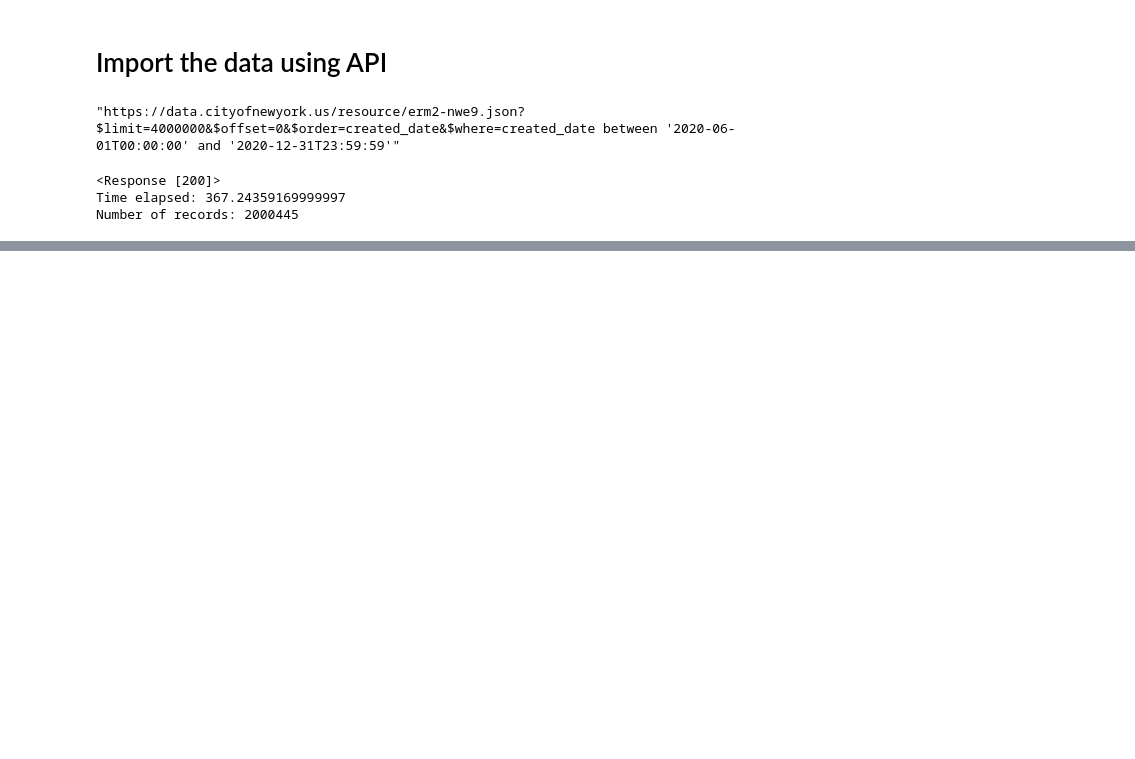
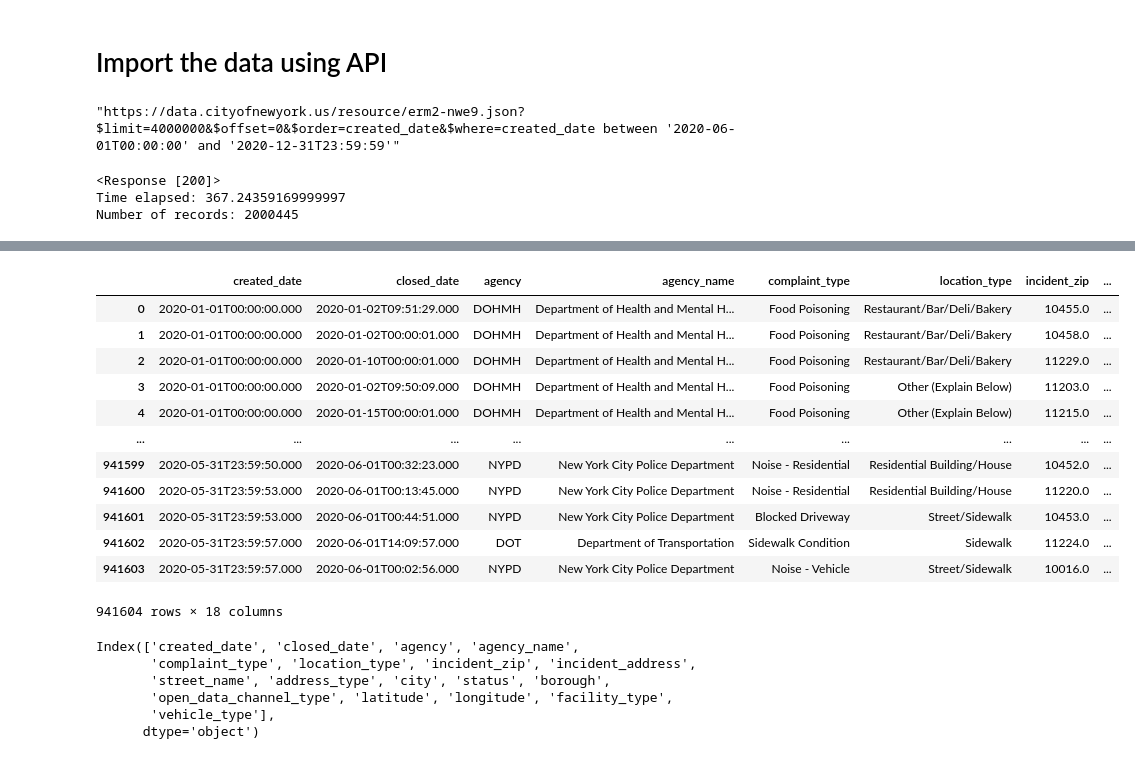
Before and after one commit to outofthenorm27/NYC-OpenData, a Jupyter notebook: ServiceRequests.ipynb, the cells around one changed output, grey strips where cells are left out. Cells and saved outputs as stored; diff of their text form; code cells hidden in the pictures; blank space fills up the shorter version.

```diff
--- a/ServiceRequests.ipynb
+++ b/ServiceRequests.ipynb
@@ -67,5 +67,5 @@ Number of records: 2000445
 #     json.dump(response, outfile)
 # %%
 # Read JSON into Pandas
-first_requests_df = pd.read_json("Second_Half_Requests.json")
-second_requests_df = pd.read_json("")
+# first_requests_df = pd.read_json("../First_Half_Requests.json")
+# second_requests_df = pd.read_json("../Second_Half_Requests.json")
@@ -123,0 +112,10 @@ Index(['unique_key', 'created_date', 'closed_date', 'agency', 'agency_name',
+# %%
+# Removing unnecessary columns
+
+first_df = first_requests_df[['created_date', 'closed_date', 'agency', 'agency_name',
+       'complaint_type', 'location_type', 'incident_zip',
+       'incident_address', 'street_name', 'address_type',
+       'city', 'status','borough',
+       'open_data_channel_type',
+       'latitude', 'longitude',
+       'facility_type', 'vehicle_type']].copy()
@@ -123,0 +129,27 @@ Index(['unique_key', 'created_date', 'closed_date', 'agency', 'agency_name',
+# %%
+first_df
+# %% [output]
+|  | created_date | closed_date | agency | agency_name | complaint_type | location_type | incident_zip | ... |
+| 0 | 2020-01-01T00:00:00.000 | 2020-01-02T09:51:29.000 | DOHMH | Department of Health and Mental H... | Food Poisoning | Restaurant/Bar/Deli/Bakery | 10455.0 | ... |
+| 1 | 2020-01-01T00:00:00.000 | 2020-01-02T00:00:01.000 | DOHMH | Department of Health and Mental H... | Food Poisoning | Restaurant/Bar/Deli/Bakery | 10458.0 | ... |
+| 2 | 2020-01-01T00:00:00.000 | 2020-01-10T00:00:01.000 | DOHMH | Department of Health and Mental H... | Food Poisoning | Restaurant/Bar/Deli/Bakery | 11229.0 | ... |
+| 3 | 2020-01-01T00:00:00.000 | 2020-01-02T09:50:09.000 | DOHMH | Department of Health and Mental H... | Food Poisoning | Other (Explain Below) | 11203.0 | ... |
+| 4 | 2020-01-01T00:00:00.000 | 2020-01-15T00:00:01.000 | DOHMH | Department of Health and Mental H... | Food Poisoning | Other (Explain Below) | 11215.0 | ... |
+| ... | ... | ... | ... | ... | ... | ... | ... | ... |
+| 941599 | 2020-05-31T23:59:50.000 | 2020-06-01T00:32:23.000 | NYPD | New York City Police Department | Noise - Residential | Residential Building/House | 10452.0 | ... |
+| 941600 | 2020-05-31T23:59:53.000 | 2020-06-01T00:13:45.000 | NYPD | New York City Police Department | Noise - Residential | Residential Building/House | 11220.0 | ... |
+| 941601 | 2020-05-31T23:59:53.000 | 2020-06-01T00:44:51.000 | NYPD | New York City Police Department | Blocked Driveway | Street/Sidewalk | 10453.0 | ... |
+| 941602 | 2020-05-31T23:59:57.000 | 2020-06-01T14:09:57.000 | DOT | Department of Transportation | Sidewalk Condition | Sidewalk | 11224.0 | ... |
+| 941603 | 2020-05-31T23:59:57.000 | 2020-06-01T00:02:56.000 | NYPD | New York City Police Department | Noise - Vehicle | Street/Sidewalk | 10016.0 | ... |
+941604 rows × 18 columns
+# %%
+# Final columns list
+first_df.columns
+len(first_df.columns)
+# %% [output]
+Index(['created_date', 'closed_date', 'agency', 'agency_name',
+       'complaint_type', 'location_type', 'incident_zip', 'incident_address',
+       'street_name', 'address_type', 'city', 'status', 'borough',
+       'open_data_channel_type', 'latitude', 'longitude', 'facility_type',
+       'vehicle_type'],
+      dtype='object')
```
Also changed, not shown: parts of 42 cells of this notebook, 4 other files.
